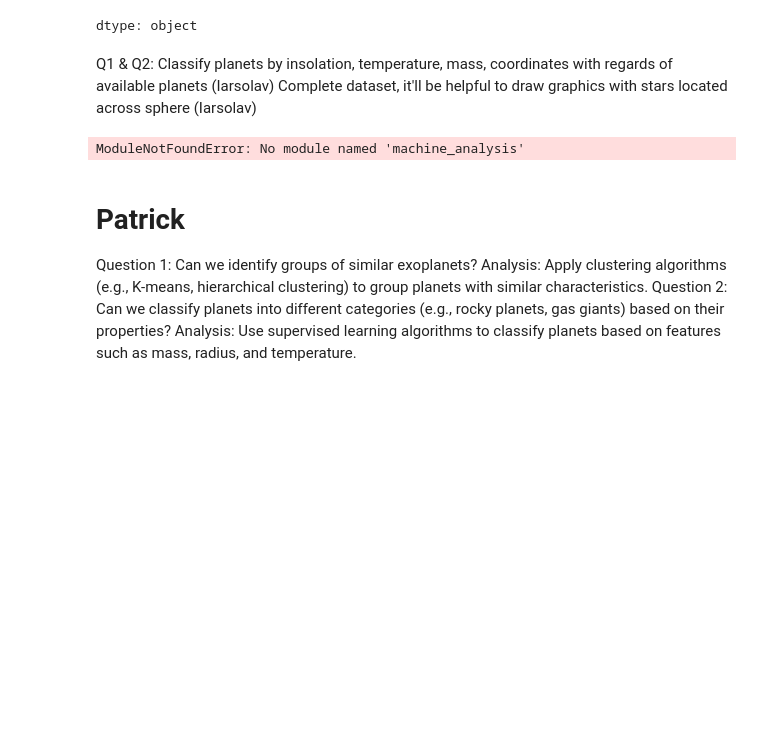
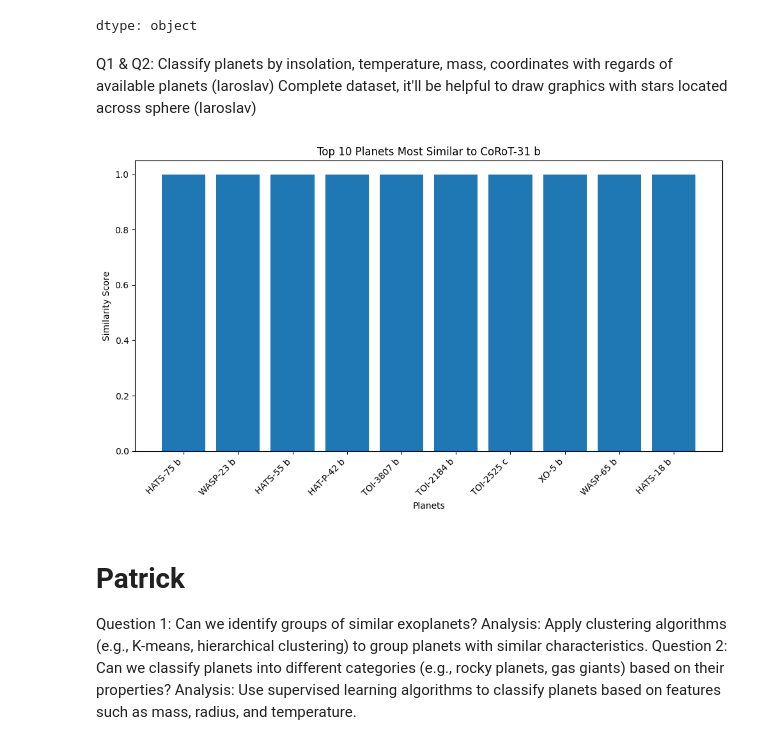
Before and after one commit to PatZ2346/ExoPlanet-Prediction, a Jupyter notebook: Exopredict-Data Analysis Questions/ExoPredict_Data_Analysis.ipynb, the cells around one changed output. Drawn from its saved outputs; the diff is of its cells as text; code cells hidden in the pictures; blank space fills up the shorter version.

Commit message:
Updated planet ranks in ExoPredict_Data_Analysis.ipynb

```diff
--- a/Exopredict-Data Analysis Questions/ExoPredict_Data_Analysis.ipynb
+++ b/Exopredict-Data Analysis Questions/ExoPredict_Data_Analysis.ipynb
@@ -116,16 +116,19 @@ df_orbit_pd.dtypes
 | Star_Temperature_K | float64 |
 dtype: object
 # %% [markdown]
-Q1 & Q2: Classify planets by insolation, temperature, mass, coordinates with regards of available planets (Iarsolav)
-Complete dataset, it'll be helpful to draw graphics with stars located across sphere (Iarsolav)
+Q1 & Q2: Classify planets by insolation, temperature, mass, coordinates with regards of available planets (Iaroslav)
+Complete dataset, it'll be helpful to draw graphics with stars located across sphere (Iaroslav)
 # %%
-from machine_analysis.rank_planets5 import planet_rank_by_similarity, plot_similarity_ranking
+import sys
+import os
+sys.path.append(os.path.abspath("../ml_iaroslav"))
+from rank_planets5 import planet_rank_by_similarity, plot_similarity_ranking
 
 planet_name = "CoRoT-31 b"
-ranks = planet_rank_by_similarity(planet_name, file_path="CSV_Files/Cleaned Dataset.csv", features=["Planet_Mass_Earth", "Equilibrium_Temperature", "ra"])
-plot_similarity_ranking(ranks, planet_name)
+ranks = planet_rank_by_similarity(planet_name, file_path="../Output/CSV_Files/Cleaned Dataset.csv", output_dir='../Output/CSV_Files', features=["Planet_Mass_Earth", "Equilibrium_Temperature", "ra"])
+plot_similarity_ranking(rankings=ranks, reference_planet=planet_name, output_dir="../Output/Visualisations")
 # %% [output]
-ModuleNotFoundError: No module named 'machine_analysis'
+[figure, added]
 # %%
 #Export CSV and visualisations
 # %% [markdown]
```
Also changed, not shown: 2 other files.
